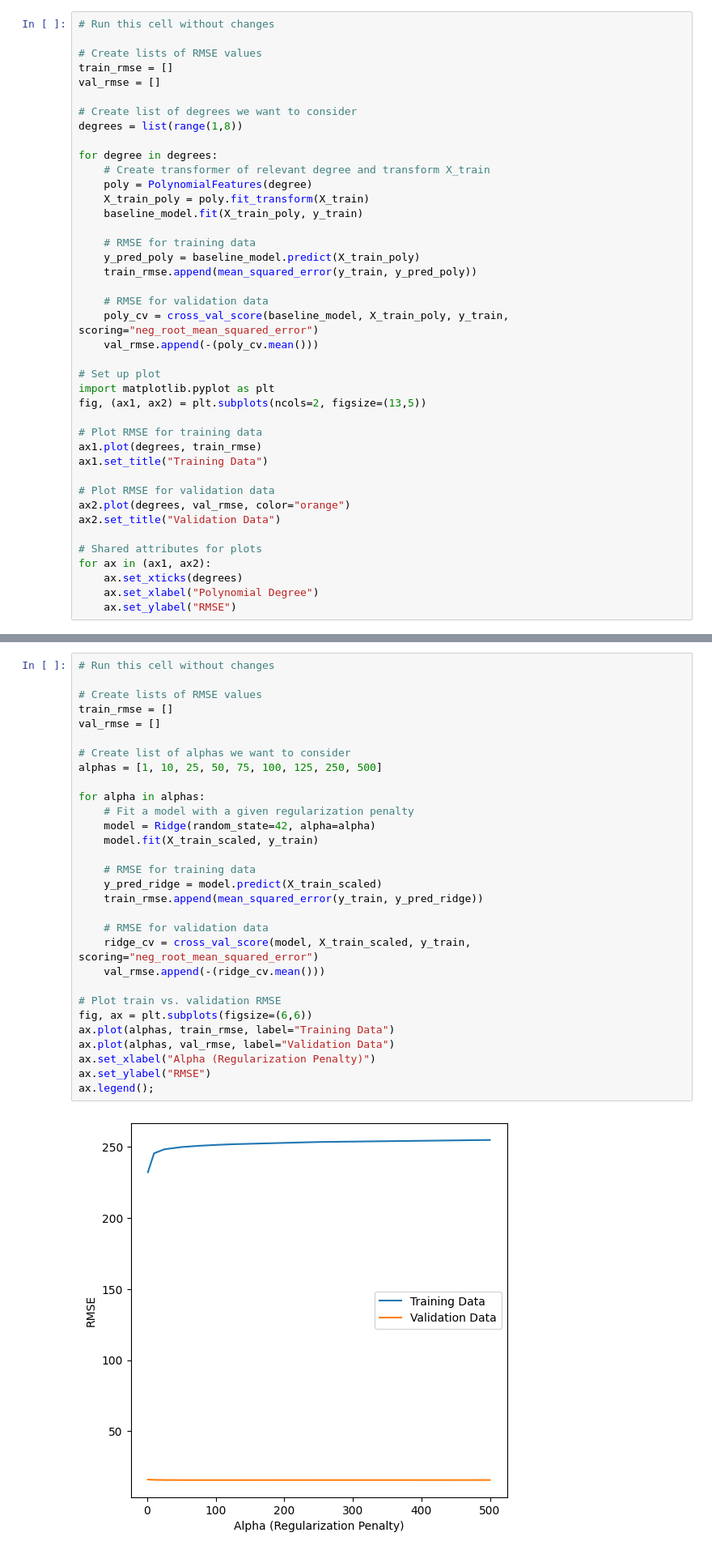
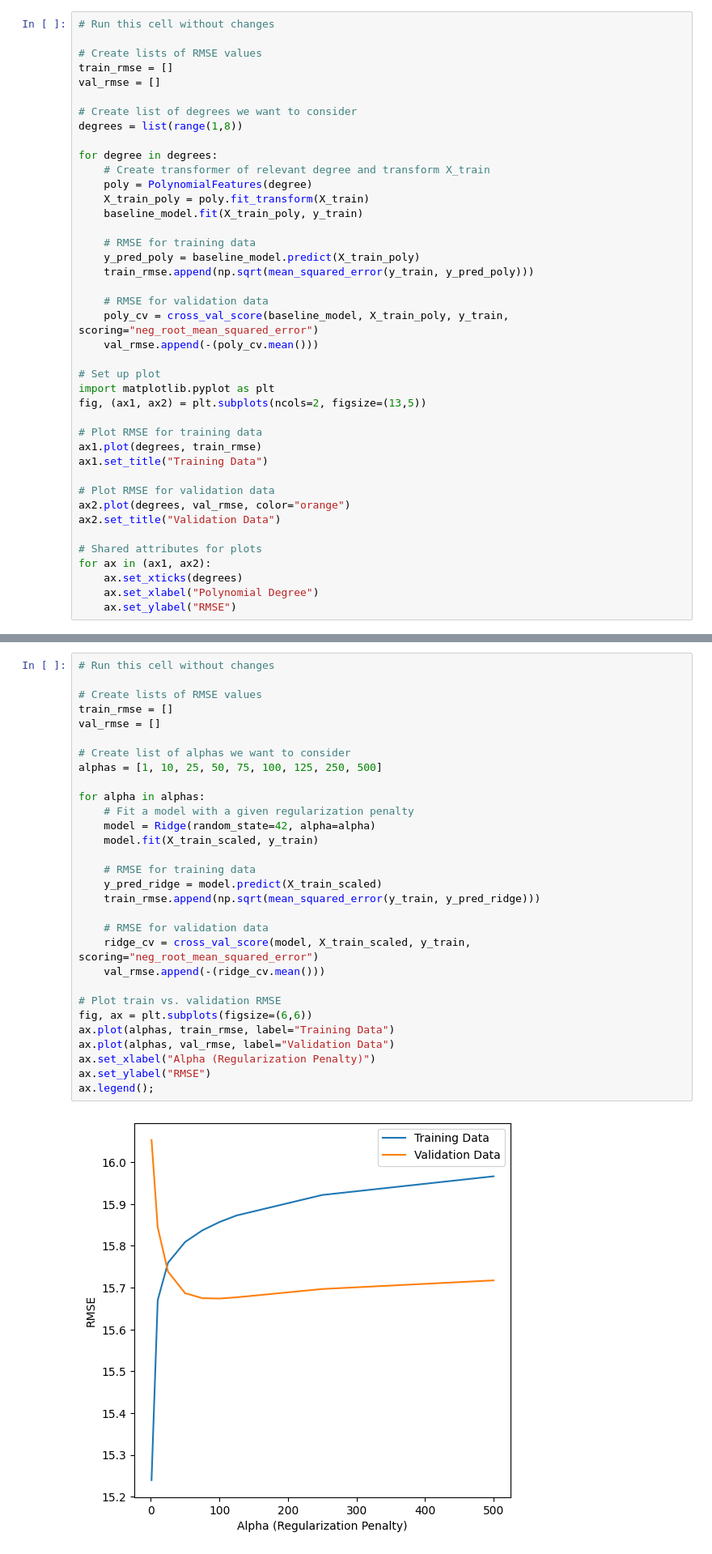
Before and after one commit to jscriven0218/dsc-ml-fundamentals-lab, a Jupyter notebook: index.ipynb, the cells around one changed output, grey strips where cells are left out. Shown at 81% size. Drawn from its saved outputs; the diff is of its cells as text.

```diff
--- a/index.ipynb
+++ b/index.ipynb
@@ -423,7 +423,7 @@ for degree in degrees:
 
     # RMSE for training data
     y_pred_poly = baseline_model.predict(X_train_poly)
-    train_rmse.append(mean_squared_error(y_train, y_pred_poly))
+    train_rmse.append(np.sqrt(mean_squared_error(y_train, y_pred_poly)))
 
     # RMSE for validation data
     poly_cv = cross_val_score(baseline_model, X_train_poly, y_train, scoring="neg_root_mean_squared_error")
@@ -605,35 +605,35 @@ Let's try adding stronger regularization penalties, to see if we can reduce the
 # %%
 # Run this cell without changes
 
 # Create lists of RMSE values
 train_rmse = []
 val_rmse = []
 
 # Create list of alphas we want to consider
 alphas = [1, 10, 25, 50, 75, 100, 125, 250, 500]
 
 for alpha in alphas:
     # Fit a model with a given regularization penalty
     model = Ridge(random_state=42, alpha=alpha)
     model.fit(X_train_scaled, y_train)
 
     # RMSE for training data
     y_pred_ridge = model.predict(X_train_scaled)
-    train_rmse.append(mean_squared_error(y_train, y_pred_ridge))
+    train_rmse.append(np.sqrt(mean_squared_error(y_train, y_pred_ridge)))
 
     # RMSE for validation data
     ridge_cv = cross_val_score(model, X_train_scaled, y_train, scoring="neg_root_mean_squared_error")
     val_rmse.append(-(ridge_cv.mean()))
 
 # Plot train vs. validation RMSE
 fig, ax = plt.subplots(figsize=(6,6))
 ax.plot(alphas, train_rmse, label="Training Data")
 ax.plot(alphas, val_rmse, label="Validation Data")
 ax.set_xlabel("Alpha (Regularization Penalty)")
 ax.set_ylabel("RMSE")
 ax.legend();
 # %% [output]
-[figure, old version]
+[figure, new version]
 # %% [markdown]
 (This time both are plotted on the same axes because the RMSE has the same order of magnitude.)
 
```
Also changed, not shown: parts of 9 cells of this notebook.
